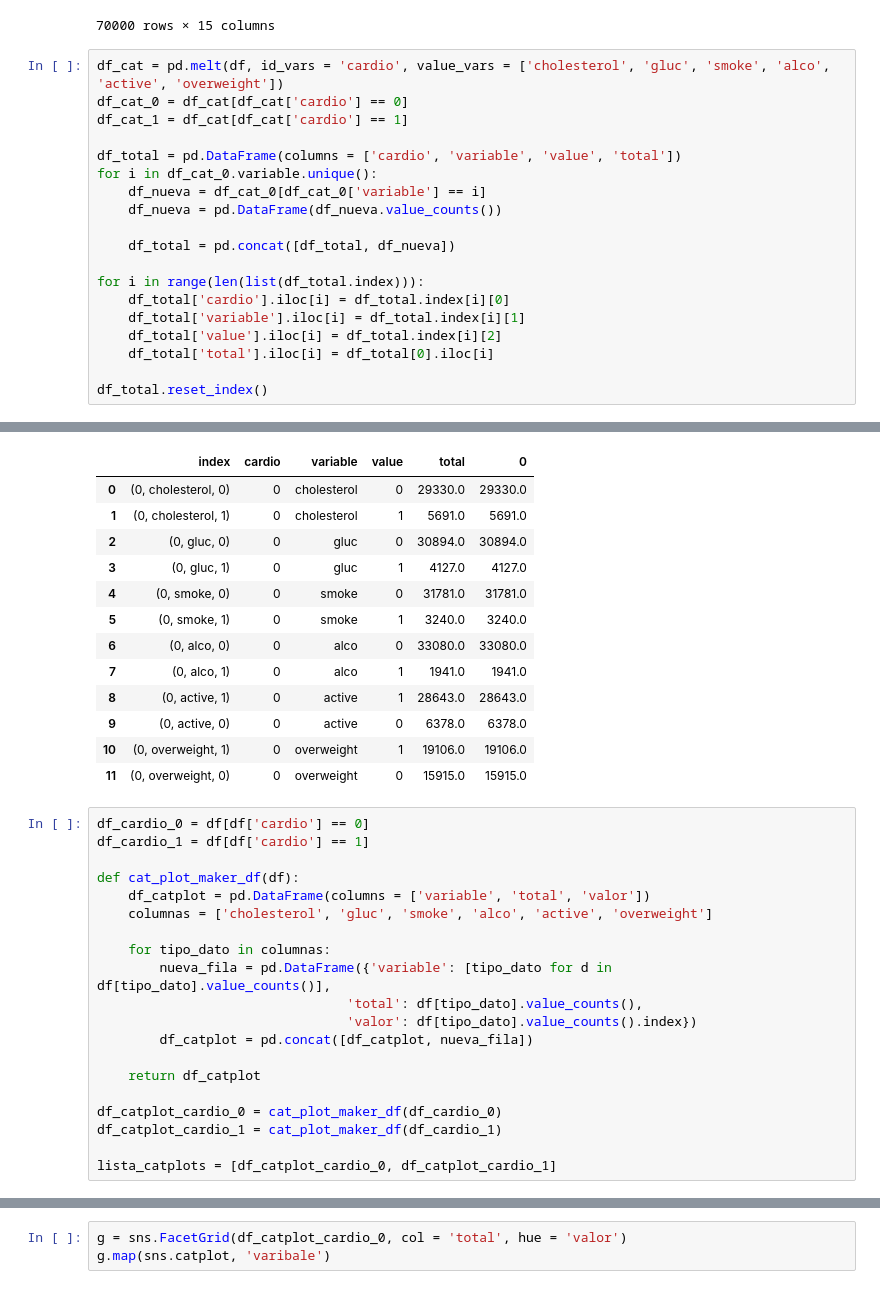
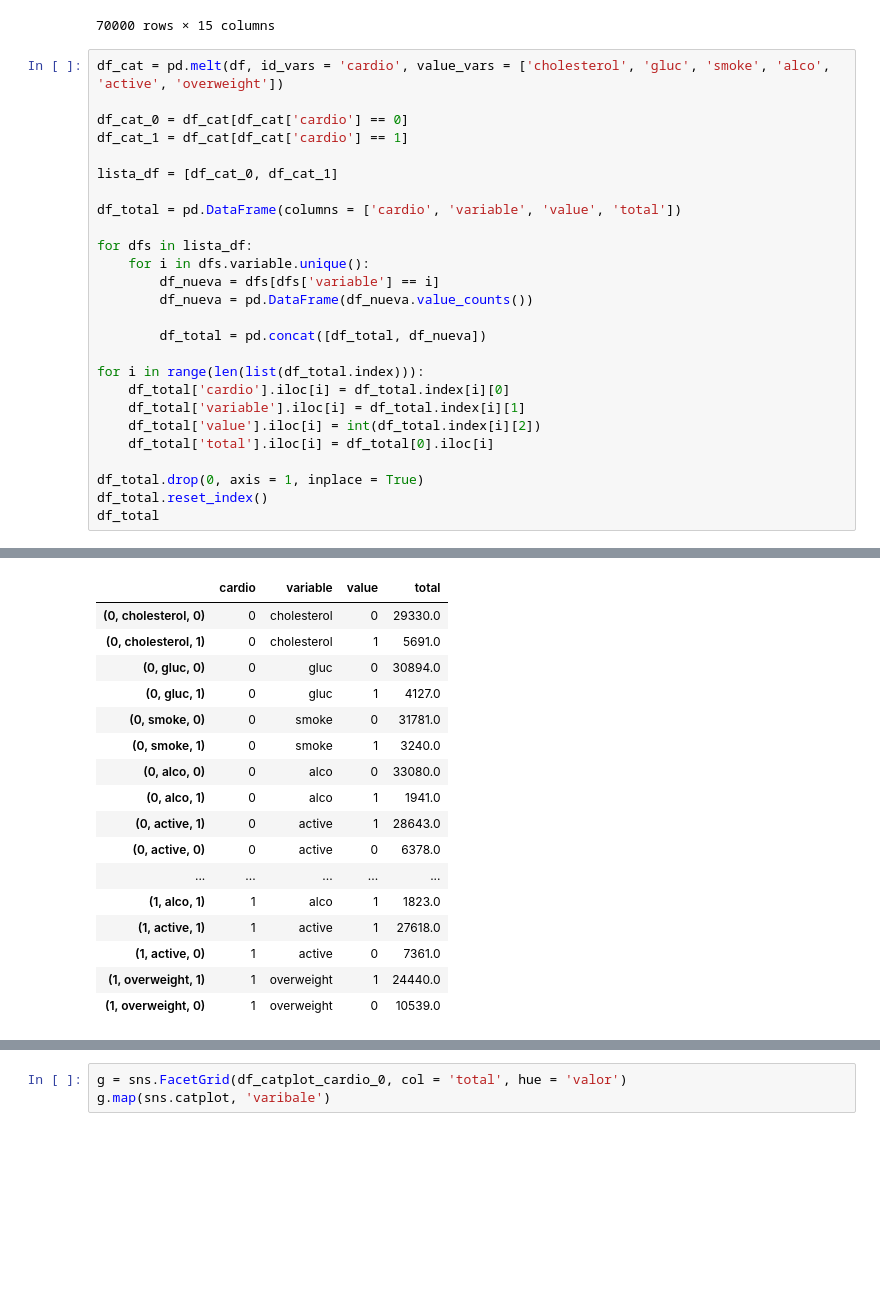
Before and after one commit to JavierRojas14/Medical_Data_Visualizer, a Jupyter notebook: medical_examination.ipynb, the cells around one changed output, grey strips where cells are left out. Saved outputs shown, nothing was run; the diff lists cells and outputs as text; blank space fills up the shorter version.

Commit message:
Pude hacer el df unido de cardio 0 y 1

```diff
--- a/medical_examination.ipynb
+++ b/medical_examination.ipynb
@@ -36,23 +36,30 @@ df
 70000 rows × 15 columns
 # %%
 df_cat = pd.melt(df, id_vars = 'cardio', value_vars = ['cholesterol', 'gluc', 'smoke', 'alco', 'active', 'overweight'])
+
 df_cat_0 = df_cat[df_cat['cardio'] == 0]
 df_cat_1 = df_cat[df_cat['cardio'] == 1]
 
+lista_df = [df_cat_0, df_cat_1]
+
 df_total = pd.DataFrame(columns = ['cardio', 'variable', 'value', 'total'])
-for i in df_cat_0.variable.unique():
-    df_nueva = df_cat_0[df_cat_0['variable'] == i]
-    df_nueva = pd.DataFrame(df_nueva.value_counts())
 
-    df_total = pd.concat([df_total, df_nueva])
+for dfs in lista_df:
+    for i in dfs.variable.unique():
+        df_nueva = dfs[dfs['variable'] == i]
+        df_nueva = pd.DataFrame(df_nueva.value_counts())
+
+        df_total = pd.concat([df_total, df_nueva])
 
 for i in range(len(list(df_total.index))):
     df_total['cardio'].iloc[i] = df_total.index[i][0]
     df_total['variable'].iloc[i] = df_total.index[i][1]
-    df_total['value'].iloc[i] = df_total.index[i][2]
+    df_total['value'].iloc[i] = int(df_total.index[i][2])
     df_total['total'].iloc[i] = df_total[0].iloc[i]
 
+df_total.drop(0, axis = 1, inplace = True)
 df_total.reset_index()
+df_total
 # %% [output]
 A value is trying to be set on a copy of a slice from a DataFrame
 
@@ -69,37 +76,21 @@ See the caveats in the documentation: https://pandas.pydata.org/pandas-docs/stab
 A value is trying to be set on a copy of a slice from a DataFrame
 
 See the caveats in the documentation: https://pandas.pydata.org/pandas-docs/stable/user_guide/indexing.html#returning-a-view-versus-a-copy
   df_total['total'].iloc[i] = df_total[0].iloc[i]
-|  | index | cardio | variable | value | total | 0 |
-| 0 | (0, cholesterol, 0) | 0 | cholesterol | 0 | 29330.0 | 29330.0 |
-| 1 | (0, cholesterol, 1) | 0 | cholesterol | 1 | 5691.0 | 5691.0 |
-| 2 | (0, gluc, 0) | 0 | gluc | 0 | 30894.0 | 30894.0 |
-| 3 | (0, gluc, 1) | 0 | gluc | 1 | 4127.0 | 4127.0 |
-| 4 | (0, smoke, 0) | 0 | smoke | 0 | 31781.0 | 31781.0 |
-| 5 | (0, smoke, 1) | 0 | smoke | 1 | 3240.0 | 3240.0 |
-| 6 | (0, alco, 0) | 0 | alco | 0 | 33080.0 | 33080.0 |
-| 7 | (0, alco, 1) | 0 | alco | 1 | 1941.0 | 1941.0 |
-| 8 | (0, active, 1) | 0 | active | 1 | 28643.0 | 28643.0 |
-| 9 | (0, active, 0) | 0 | active | 0 | 6378.0 | 6378.0 |
-| 10 | (0, overweight, 1) | 0 | overweight | 1 | 19106.0 | 19106.0 |
-| 11 | (0, overweight, 0) | 0 | overweight | 0 | 15915.0 | 15915.0 |
+|  | cardio | variable | value | total |
+| (0, cholesterol, 0) | 0 | cholesterol | 0 | 29330.0 |
+| (0, cholesterol, 1) | 0 | cholesterol | 1 | 5691.0 |
+| (0, gluc, 0) | 0 | gluc | 0 | 30894.0 |
+| (0, gluc, 1) | 0 | gluc | 1 | 4127.0 |
+| (0, smoke, 0) | 0 | smoke | 0 | 31781.0 |
+| (0, smoke, 1) | 0 | smoke | 1 | 3240.0 |
+| (0, alco, 0) | 0 | alco | 0 | 33080.0 |
+| (0, alco, 1) | 0 | alco | 1 | 1941.0 |
+| (0, active, 1) | 0 | active | 1 | 28643.0 |
+| (0, active, 0) | 0 | active | 0 | 6378.0 |
+| ... | ... | ... | ... | ... |
+| (1, alco, 1) | 1 | alco | 1 | 1823.0 |
+| (1, active, 1) | 1 | active | 1 | 27618.0 |
+| (1, active, 0) | 1 | active | 0 | 7361.0 |
+| (1, overweight, 1) | 1 | overweight | 1 | 24440.0 |
+| (1, overweight, 0) | 1 | overweight | 0 | 10539.0 |
-# %%
-df_cardio_0 = df[df['cardio'] == 0]
-df_cardio_1 = df[df['cardio'] == 1]
-
-def cat_plot_maker_df(df):
-    df_catplot = pd.DataFrame(columns = ['variable', 'total', 'valor'])
-    columnas = ['cholesterol', 'gluc', 'smoke', 'alco', 'active', 'overweight']
-
-    for tipo_dato in columnas:
-        nueva_fila = pd.DataFrame({'variable': [tipo_dato for d in df[tipo_dato].value_counts()],
-                                'total': df[tipo_dato].value_counts(),
-                                'valor': df[tipo_dato].value_counts().index})
-        df_catplot = pd.concat([df_catplot, nueva_fila])
-
-    return df_catplot
-
-df_catplot_cardio_0 = cat_plot_maker_df(df_cardio_0)
-df_catplot_cardio_1 = cat_plot_maker_df(df_cardio_1)
-
-lista_catplots = [df_catplot_cardio_0, df_catplot_cardio_1]
```
Also changed, not shown: parts of 3 cells of this notebook.
